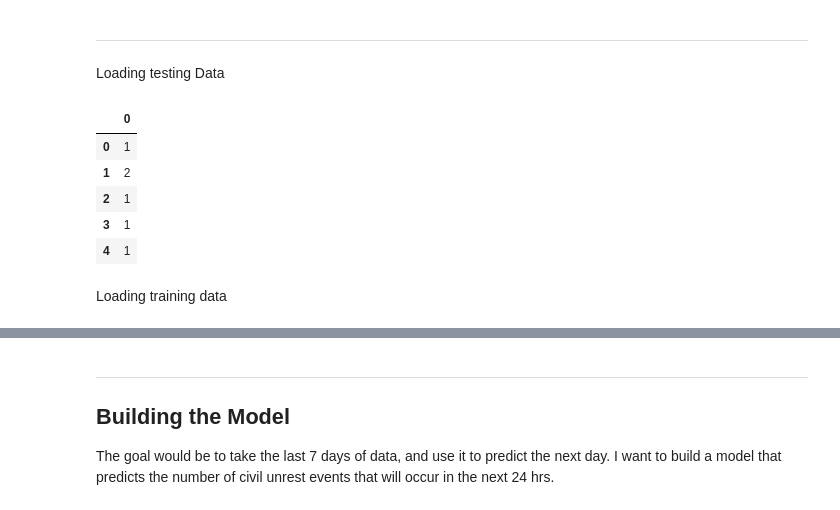
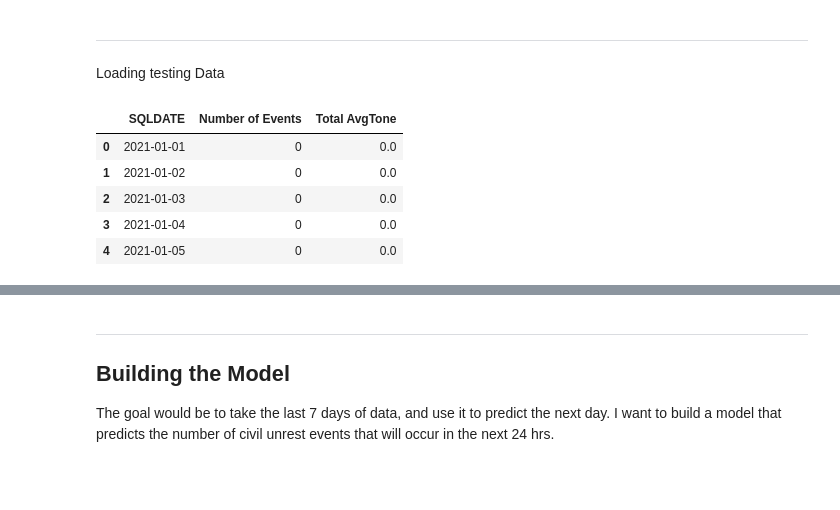
Before and after one commit to wweissbluth/civil_unrest_predictor, a Jupyter notebook: chicago_civil_unrest/model.ipynb, the cells around one changed output, grey strips where cells are left out. Cells and saved outputs as stored; diff of their text form; code cells hidden in the pictures; blank space fills up the shorter version.

```diff
--- a/chicago_civil_unrest/main.ipynb
+++ b/chicago_civil_unrest/model.ipynb
@@ -24,17 +24,16 @@ from keras.layers import LSTM, Dense
 
 import matplotlib.pyplot as plt
 # %%
-# Load the test data
-test_data = pd.read_csv('chicago_violent_protests_test.csv')
+# Load the test and train data
+test_data = pd.read_csv('test_data.csv')
+train_data = pd.read_csv('train_data.csv')
 
-# Display the first few rows of the dataframe
+# Display the first few rows of each dataframe to verify
 test_data.head()
 # %% [output]
-|  | 0 |
-| 0 | 1 |
-| 1 | 2 |
-| 2 | 1 |
-| 3 | 1 |
-| 4 | 1 |
+|  | SQLDATE | Number of Events | Total AvgTone |
+| 0 | 2021-01-01 | 0 | 0.0 |
+| 1 | 2021-01-02 | 0 | 0.0 |
+| 2 | 2021-01-03 | 0 | 0.0 |
+| 3 | 2021-01-04 | 0 | 0.0 |
+| 4 | 2021-01-05 | 0 | 0.0 |
-# %% [markdown]
-Loading training data
```
Also changed, not shown: parts of 14 cells of this notebook, 4 other files.
